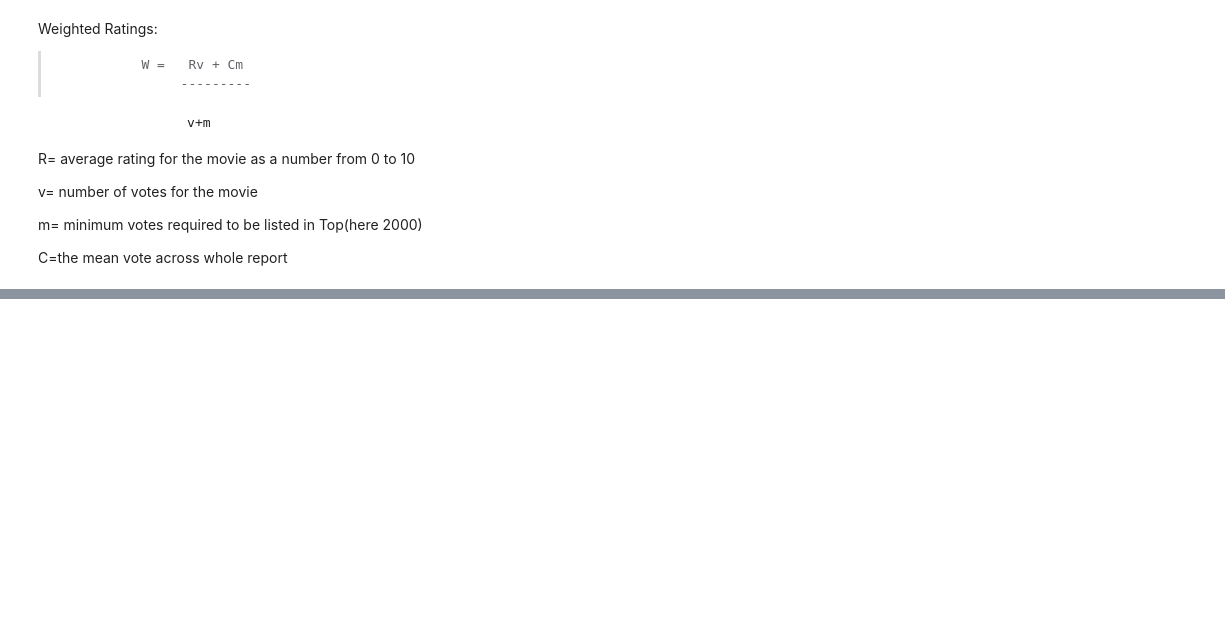
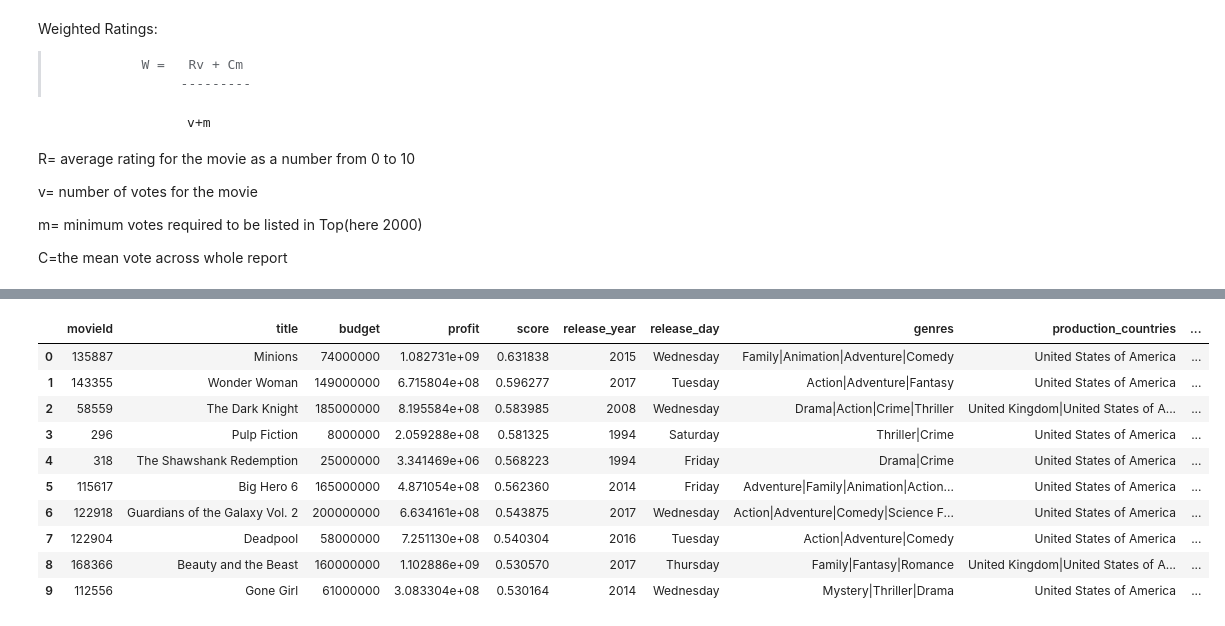
Before and after one commit to disha2sinha/Movie-Recommendation-System, a Jupyter notebook: Recommendation_System.ipynb, the cells around one changed output, grey strips where cells are left out. Drawn from its saved outputs; the diff is of its cells as text; code cells hidden in the pictures; blank space fills up the shorter version.

```diff
--- a/Recommendation_System.ipynb
+++ b/Recommendation_System.ipynb
@@ -87,0 +89,6 @@ movies_data[['title','weighted_ratings']].sort_values('weighted_ratings',ascendi
+# %%
+R1=movies_data['mean_rating']
+v1=movies_data['rating_count']
+C1=movies_data['mean_rating'].mean()
+m1=movies_data['rating_count'].quantile(0.95)
+m1
@@ -87,0 +97,3 @@ movies_data[['title','weighted_ratings']].sort_values('weighted_ratings',ascendi
+# %%
+movies_data['weighted_ratings']=(R1*v1+C1*m1)/(v1+m1)
+movies_data[['title','weighted_ratings']].sort_values('weighted_ratings',ascending=False).head(20)
@@ -87,0 +120,5 @@ movies_data[['title','weighted_ratings']].sort_values('weighted_ratings',ascendi
+# %%
+scaler=MinMaxScaler()
+movies_data[['weighted_votes','weighted_ratings','popularity']]=scaler.fit_transform(movies_data[['weighted_votes','weighted_ratings','popularity']])
+movies_data['score']=movies_data['weighted_votes']*0.45 + movies_data['weighted_ratings']*0.1+movies_data['popularity']*0.45
+movies_data[['title','weighted_votes','weighted_ratings','popularity','score']].sort_values('score',ascending=False).head(10)
@@ -87,0 +137,16 @@ movies_data[['title','weighted_ratings']].sort_values('weighted_ratings',ascendi
+# %%
+short_movies_data=movies_data[['movieId','title','budget','profit','score','release_year','release_day','genres','production_countries','production_companies','original_language','runtime','content','status','cast','director']]
+short_movies_data=short_movies_data.sort_values('score',ascending=False).reset_index(drop=True)
+short_movies_data.head(10)
+# %% [output]
+|  | movieId | title | budget | profit | score | release_year | release_day | genres | production_countries | ... |
+| 0 | 135887 | Minions | 74000000 | 1.082731e+09 | 0.631838 | 2015 | Wednesday | Family|Animation|Adventure|Comedy | United States of America | ... |
+| 1 | 143355 | Wonder Woman | 149000000 | 6.715804e+08 | 0.596277 | 2017 | Tuesday | Action|Adventure|Fantasy | United States of America | ... |
+| 2 | 58559 | The Dark Knight | 185000000 | 8.195584e+08 | 0.583985 | 2008 | Wednesday | Drama|Action|Crime|Thriller | United Kingdom|United States of A... | ... |
+| 3 | 296 | Pulp Fiction | 8000000 | 2.059288e+08 | 0.581325 | 1994 | Saturday | Thriller|Crime | United States of America | ... |
+| 4 | 318 | The Shawshank Redemption | 25000000 | 3.341469e+06 | 0.568223 | 1994 | Friday | Drama|Crime | United States of America | ... |
+| 5 | 115617 | Big Hero 6 | 165000000 | 4.871054e+08 | 0.562360 | 2014 | Friday | Adventure|Family|Animation|Action... | United States of America | ... |
+| 6 | 122918 | Guardians of the Galaxy Vol. 2 | 200000000 | 6.634161e+08 | 0.543875 | 2017 | Wednesday | Action|Adventure|Comedy|Science F... | United States of America | ... |
+| 7 | 122904 | Deadpool | 58000000 | 7.251130e+08 | 0.540304 | 2016 | Tuesday | Action|Adventure|Comedy | United States of America | ... |
+| 8 | 168366 | Beauty and the Beast | 160000000 | 1.102886e+09 | 0.530570 | 2017 | Thursday | Family|Fantasy|Romance | United Kingdom|United States of A... | ... |
+| 9 | 112556 | Gone Girl | 61000000 | 3.083304e+08 | 0.530164 | 2014 | Wednesday | Mystery|Thriller|Drama | United States of America | ... |
```
Also changed, not shown: parts of 6 cells of this notebook.
